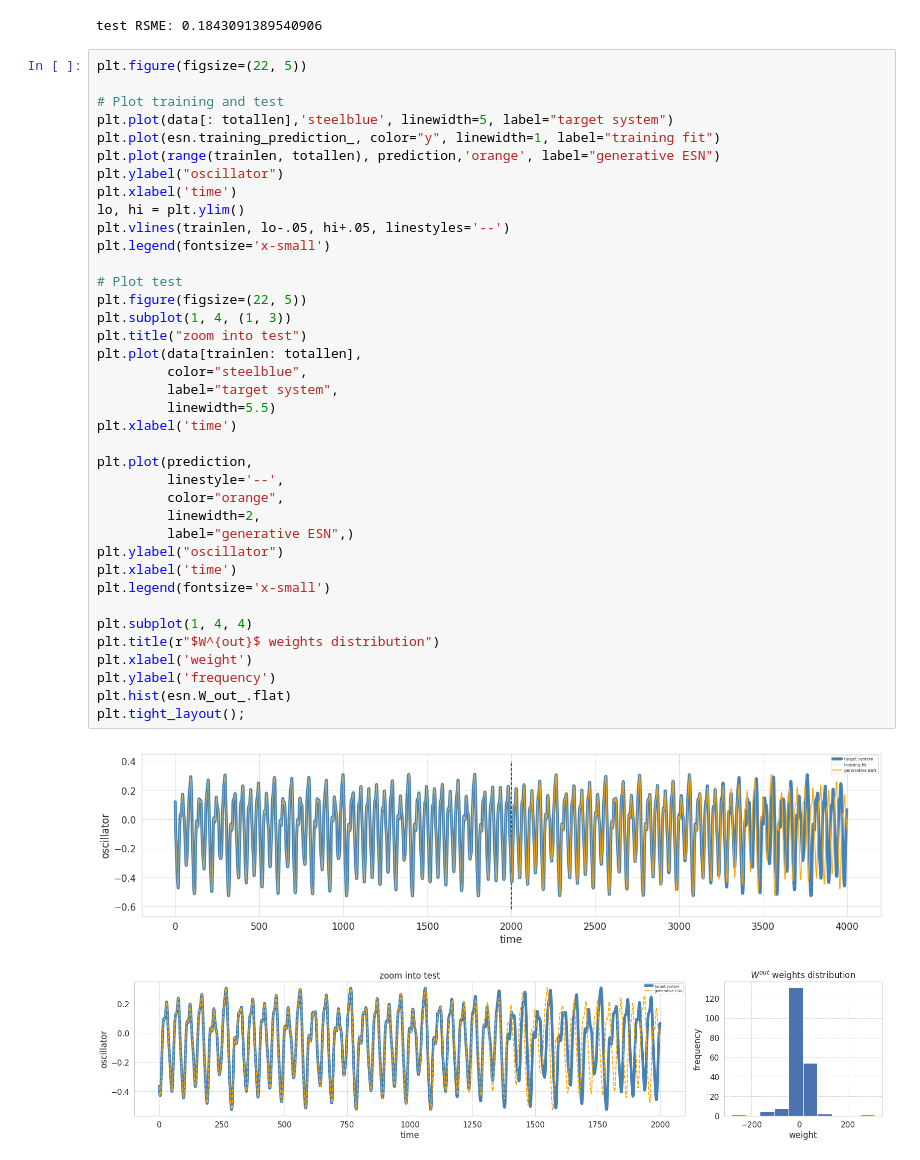
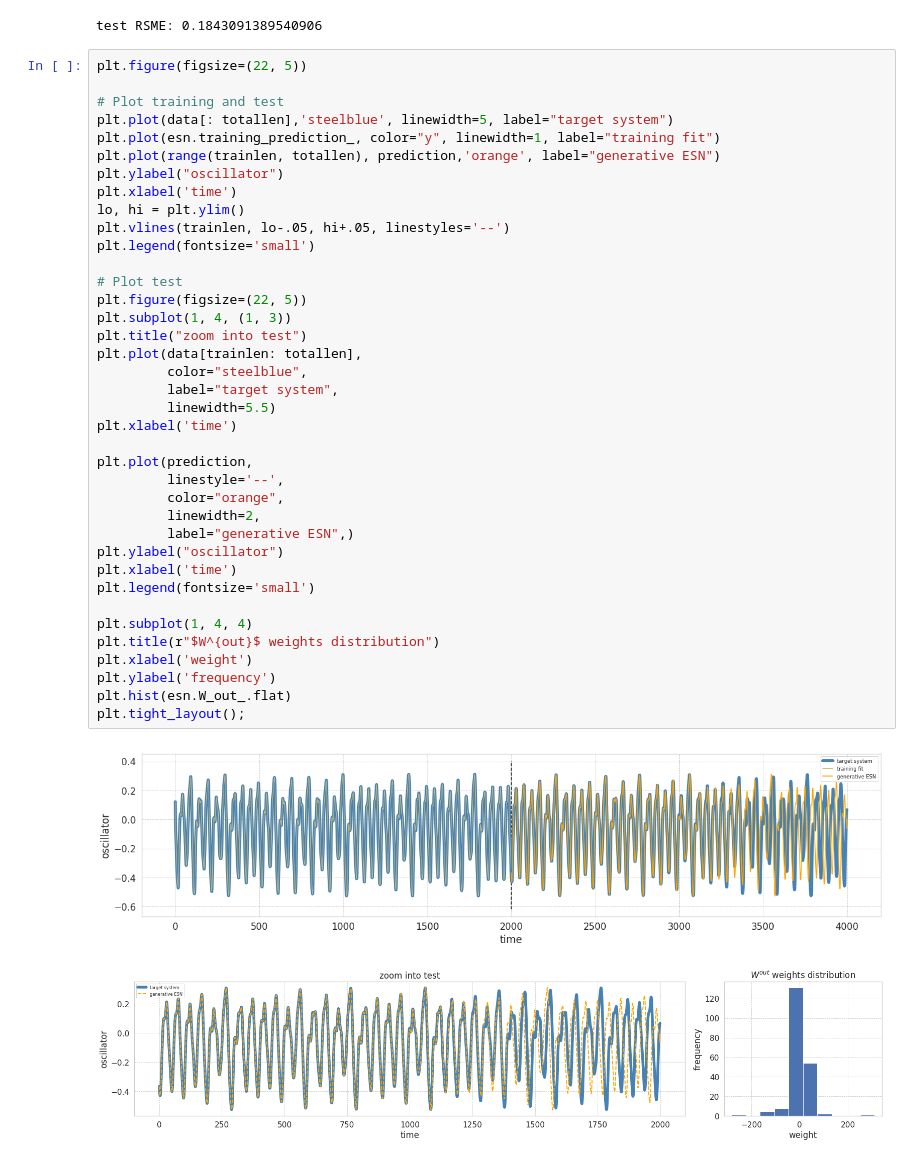
Before and after one commit to fabridamicelli/echoes, a Jupyter notebook: examples/MackeyGlass-t17.ipynb, the cells around one changed output. Drawn from its saved outputs; the diff is of its cells as text.

```diff
--- a/examples/MackeyGlass-t17.ipynb
+++ b/examples/MackeyGlass-t17.ipynb
@@ -57,34 +57,34 @@ plt.plot(range(trainlen, totallen), prediction,'orange', label="generative ESN")
 plt.ylabel("oscillator")
 plt.xlabel('time')
 lo, hi = plt.ylim()
 plt.vlines(trainlen, lo-.05, hi+.05, linestyles='--')
-plt.legend(fontsize='x-small')
+plt.legend(fontsize='small')
 
 # Plot test
 plt.figure(figsize=(22, 5))
 plt.subplot(1, 4, (1, 3))
 plt.title("zoom into test")
 plt.plot(data[trainlen: totallen],
          color="steelblue",
          label="target system",
          linewidth=5.5)
 plt.xlabel('time')
 
 plt.plot(prediction,
          linestyle='--',
          color="orange",
          linewidth=2,
          label="generative ESN",)
 plt.ylabel("oscillator")
 plt.xlabel('time')
-plt.legend(fontsize='x-small')
+plt.legend(fontsize='small')
 
 plt.subplot(1, 4, 4)
 plt.title(r"$W^{out}$ weights distribution")
 plt.xlabel('weight')
 plt.ylabel('frequency')
 plt.hist(esn.W_out_.flat)
 plt.tight_layout();
 # %% [output]
-[figure, old version]
+[figure, new version]
-[figure, old version]
+[figure, new version]
```
Also changed, not shown: 2 other files.
